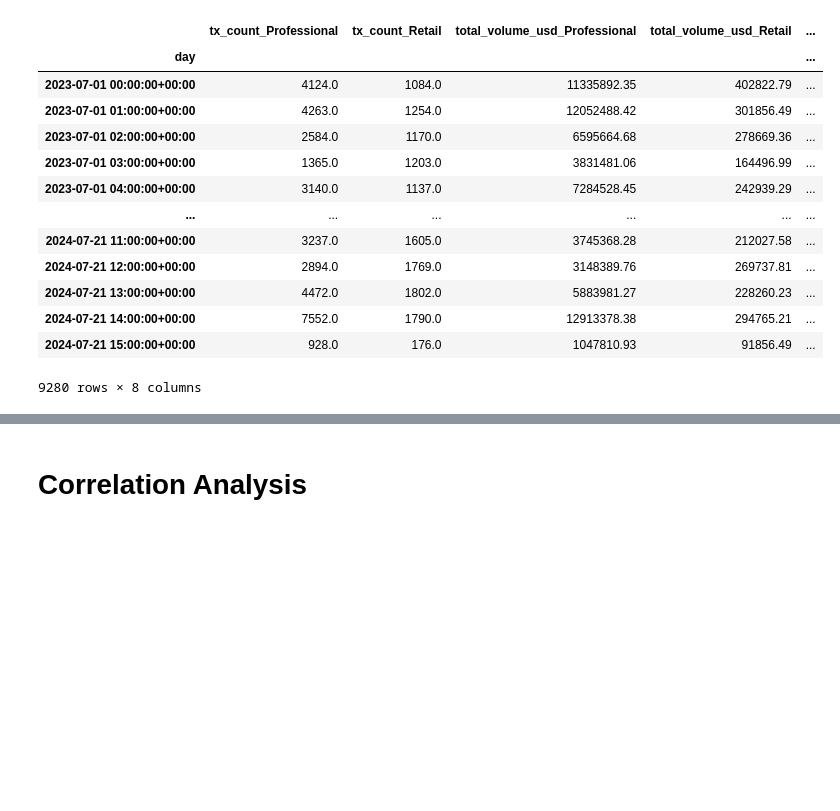
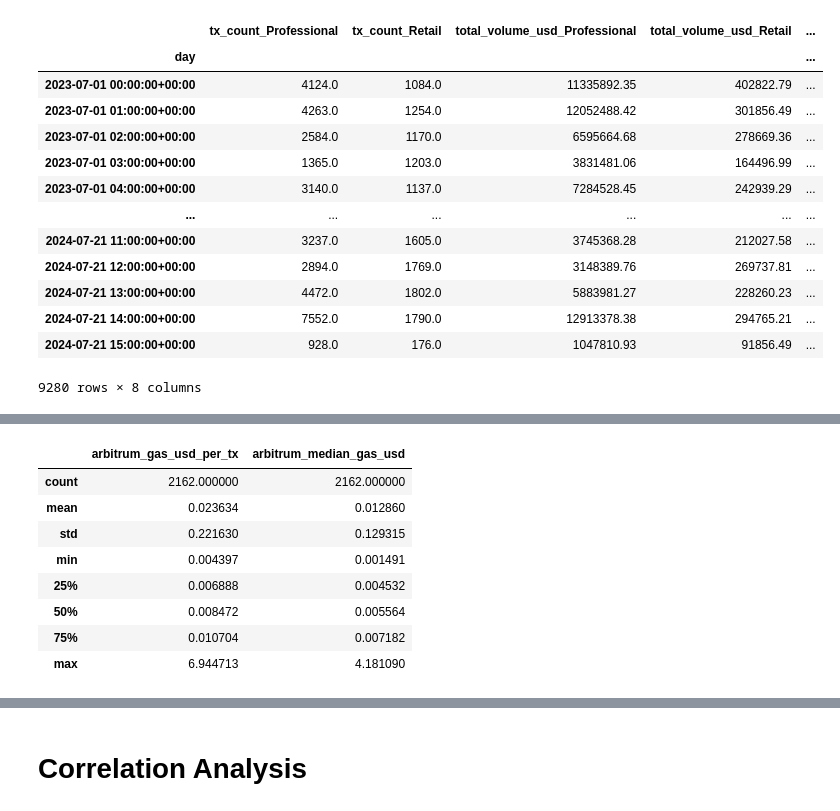
Before and after one commit to BrandynHamilton/gas_subsidy_research, a Jupyter notebook: eda.ipynb, the cells around one changed output, grey strips where cells are left out. Saved outputs shown, nothing was run; the diff lists cells and outputs as text; code cells hidden in the pictures; blank space fills up the shorter version.

```diff
--- a/eda.ipynb
+++ b/eda.ipynb
@@ -1022,5 +1134,5 @@ trader_pivot_df
 | 2024-07-21 15:00:00+00:00 | 928.0 | 176.0 | 1047810.93 | 91856.49 | ... |
 9280 rows × 8 columns
 # %%
-arbitrum_gas_df['day']
+arbitrum_gas_df.describe()
 # %% [output]
@@ -1039,3 +1139,12 @@ Name: day, Length: 2162, dtype: datetime64[ns, UTC]
+|  | arbitrum_gas_usd_per_tx | arbitrum_median_gas_usd |
+| count | 2162.000000 | 2162.000000 |
+| mean | 0.023634 | 0.012860 |
+| std | 0.221630 | 0.129315 |
+| min | 0.004397 | 0.001491 |
+| 25% | 0.006888 | 0.004532 |
+| 50% | 0.008472 | 0.005564 |
+| 75% | 0.010704 | 0.007182 |
+| max | 6.944713 | 4.181090 |
 # %%
 combined_trader_data = pd.merge(trader_pivot_df, arbitrum_gas_df, how='inner', on='day')
 # %% [output]
```
Also changed, not shown: parts of 44 cells of this notebook.
